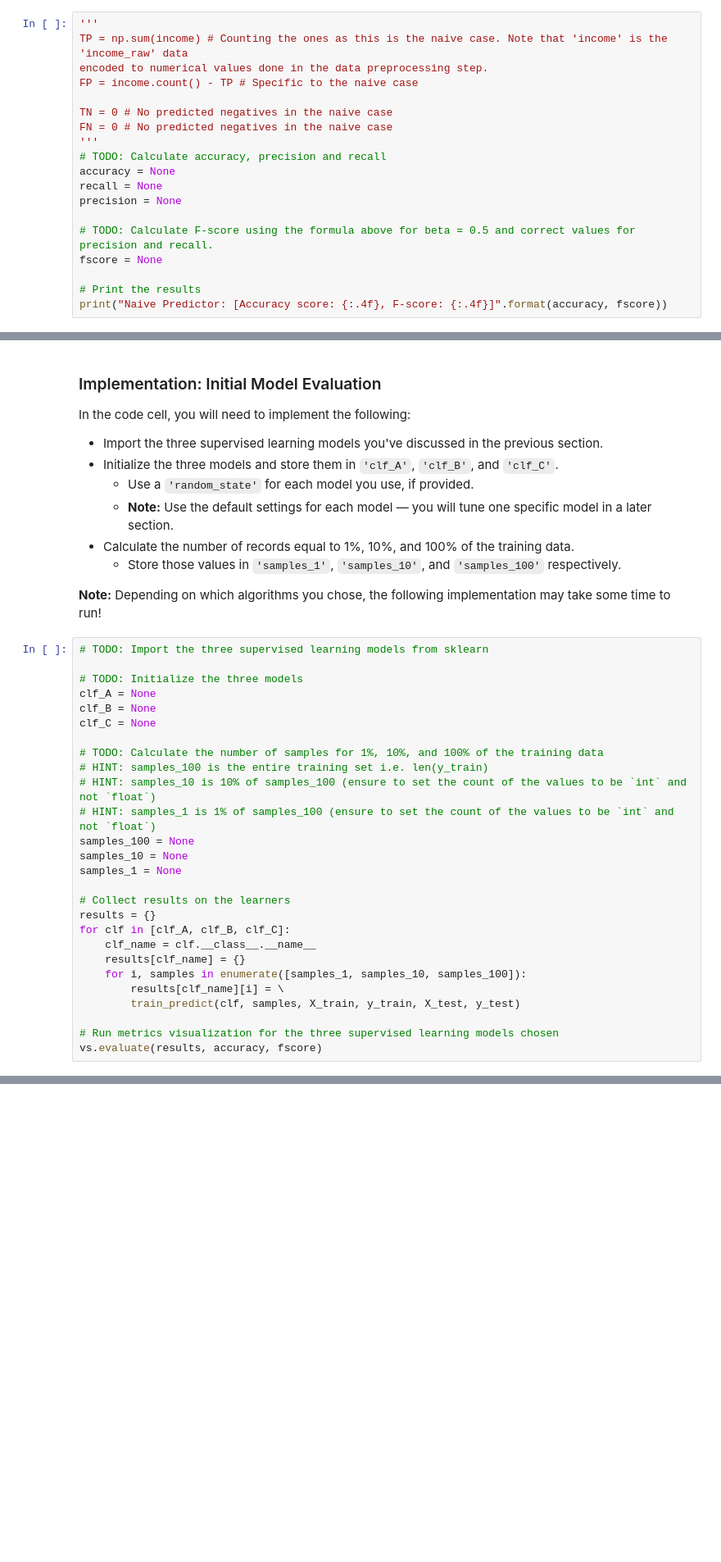
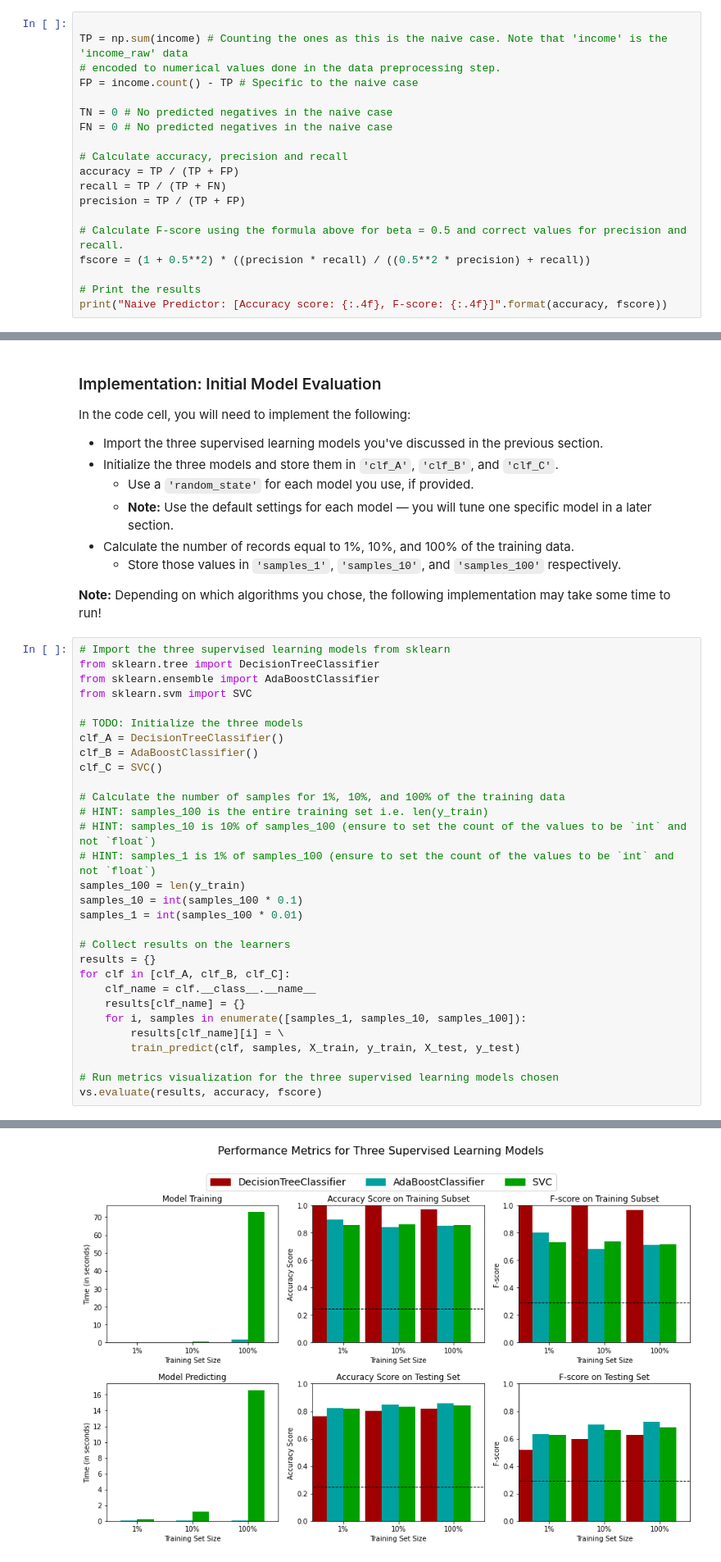
Before and after one commit to ahmed-gharib89/finding-donors-for-charity-ml, a Jupyter notebook: finding_donors.ipynb, the cells around one changed output, grey strips where cells are left out. Shown: that part at 82% size. Drawn from its saved outputs; the diff is of its cells as text; blank space fills up the shorter version.

Commit message:
Training the 3 models

```diff
--- a/finding_donors.ipynb
+++ b/finding_donors.ipynb
@@ -237,21 +237,21 @@ For classification problems that are skewed in their classification distribution
 * When we have a model that always predicts '1' (i.e. the individual makes more than 50k) then our model will have no True Negatives(TN) or False Negatives(FN) as we are not making any negative('0' value) predictions. Therefore our Accuracy in this case becomes the same as our Precision(True Positives/(True Positives + False Positives)) as every prediction that we have made with value '1' that should have '0' becomes a False Positive; therefore our denominator in this case is the total number of records we have in total.
 * Our Recall score(True Positives/(True Positives + False Negatives)) in this setting becomes 1 as we have no False Negatives.
 # %%
-'''
+
 TP = np.sum(income) # Counting the ones as this is the naive case. Note that 'income' is the 'income_raw' data
-encoded to numerical values done in the data preprocessing step.
+# encoded to numerical values done in the data preprocessing step.
 FP = income.count() - TP # Specific to the naive case
 
 TN = 0 # No predicted negatives in the naive case
 FN = 0 # No predicted negatives in the naive case
-'''
-# TODO: Calculate accuracy, precision and recall
-accuracy = None
-recall = None
-precision = None
 
-# TODO: Calculate F-score using the formula above for beta = 0.5 and correct values for precision and recall.
-fscore = None
+# Calculate accuracy, precision and recall
+accuracy = TP / (TP + FP)
+recall = TP / (TP + FN)
+precision = TP / (TP + FP)
+
+# Calculate F-score using the formula above for beta = 0.5 and correct values for precision and recall.
+fscore = (1 + 0.5**2) * ((precision * recall) / ((0.5**2 * precision) + recall))
 
 # Print the results
 print("Naive Predictor: [Accuracy score: {:.4f}, F-score: {:.4f}]".format(accuracy, fscore))
@@ -353,20 +356,23 @@ In the code cell, you will need to implement the following:
 
 **Note:** Depending on which algorithms you chose, the following implementation may take some time to run!
 # %%
-# TODO: Import the three supervised learning models from sklearn
+# Import the three supervised learning models from sklearn
+from sklearn.tree import DecisionTreeClassifier
+from sklearn.ensemble import AdaBoostClassifier
+from sklearn.svm import SVC
 
 # TODO: Initialize the three models
-clf_A = None
-clf_B = None
-clf_C = None
+clf_A = DecisionTreeClassifier()
+clf_B = AdaBoostClassifier()
+clf_C = SVC()
 
-# TODO: Calculate the number of samples for 1%, 10%, and 100% of the training data
+# Calculate the number of samples for 1%, 10%, and 100% of the training data
 # HINT: samples_100 is the entire training set i.e. len(y_train)
 # HINT: samples_10 is 10% of samples_100 (ensure to set the count of the values to be `int` and not `float`)
 # HINT: samples_1 is 1% of samples_100 (ensure to set the count of the values to be `int` and not `float`)
-samples_100 = None
-samples_10 = None
-samples_1 = None
+samples_100 = len(y_train)
+samples_10 = int(samples_100 * 0.1)
+samples_1 = int(samples_100 * 0.01)
 
 # Collect results on the learners
 results = {}
@@ -379,3 +385,4 @@ for clf in [clf_A, clf_B, clf_C]:
 
 # Run metrics visualization for the three supervised learning models chosen
 vs.evaluate(results, accuracy, fscore)
+# %% [output]
@@ -382,3 +398,4 @@ vs.evaluate(results, accuracy, fscore)
+[figure, added]
 # %% [markdown]
 ----
 ## Improving Results
```
Also changed, not shown: parts of 4 cells of this notebook.
